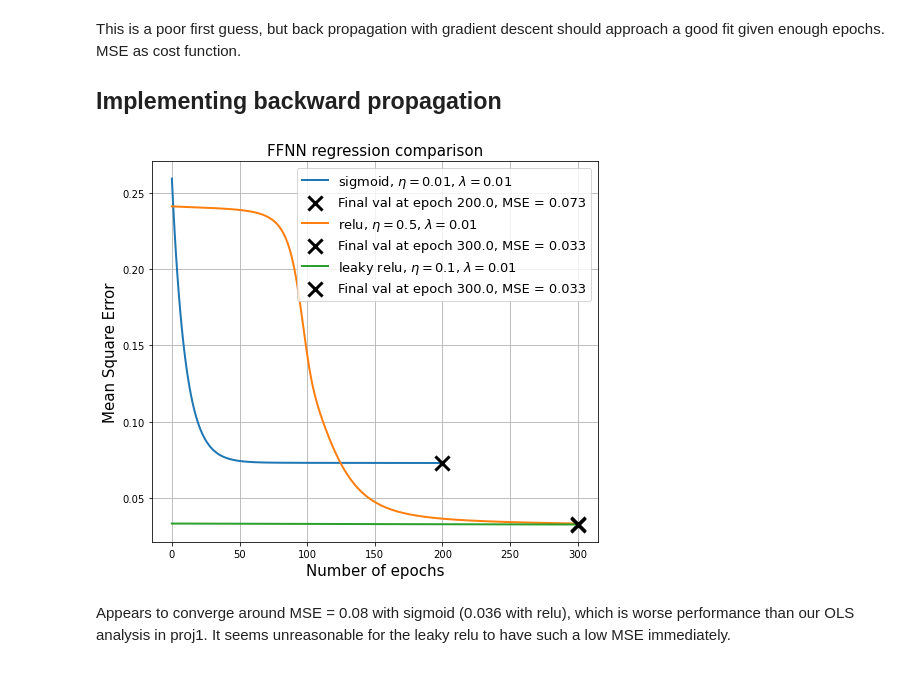
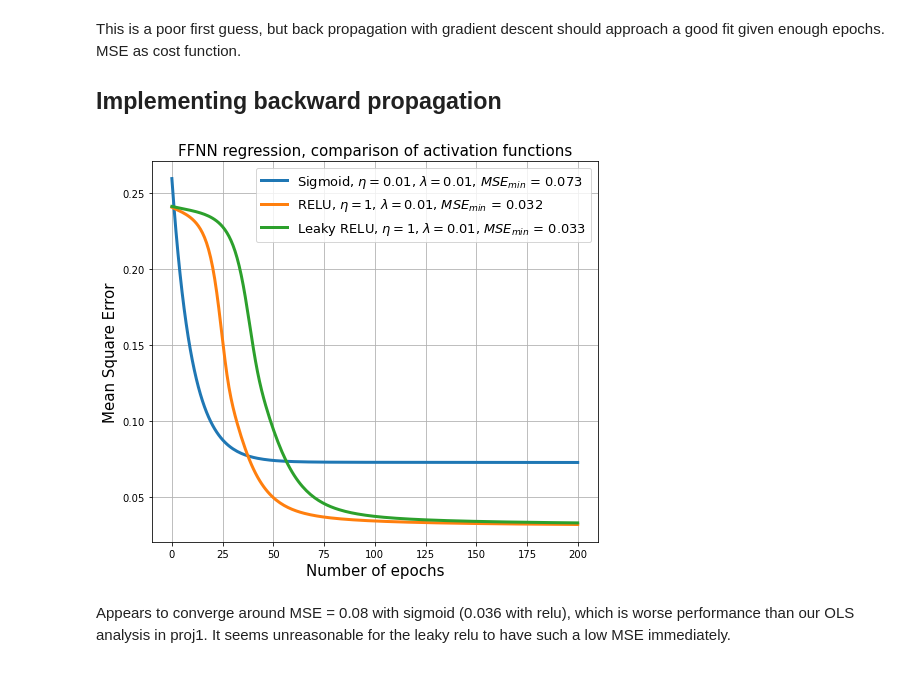
Before and after one commit to lassetotl/fys-stk, a Jupyter notebook: project 2/FFNN_Backprop_BC.ipynb, the cells around one changed output. Saved outputs shown, nothing was run; the diff lists cells and outputs as text; code cells hidden in the pictures.

```diff
--- a/project 2/FFNN_Backprop_BC.ipynb
+++ b/project 2/FFNN_Backprop_BC.ipynb
@@ -152,9 +154,9 @@ This is a poor first guess, but back propagation with gradient descent should ap
 ## Back propagation (also borrowed from lecture notes)
 ## Continue until cost function converges
 
-def backpropagation(X, Y, activation):
+def backpropagation(X, Y, activation, hidden_weights, output_weights):
     # Feed forward pass
-    a_h, z_o_ = feed_forward(X, activation)
+    a_h, z_o_ = feed_forward(X, hidden_weights, output_weights, activation)
 
     # error in the output layer
     # scaled with amount of data to prevent numerical errors at large generated weights
@@ -172,24 +174,16 @@ def backpropagation(X, Y, activation):
 
     return output_weights_gradient, output_bias_gradient, hidden_weights_gradient, hidden_bias_gradient, z_o_
 
-# normally distributed weights/bias in hidden and outputlayer
-hidden_weights = np.random.randn(n_features, n_hidden_neurons)*0.01
-hidden_bias = np.zeros((1,n_hidden_neurons)) + 0.01
-
-output_weights = np.random.randn(n_hidden_neurons, n_categories)*0.01
-output_bias = np.zeros((1,n_categories)) + 0.01
-# weights scaled down because of small z values (max vals of scale of order 10^0)
-
-# reset initial weights and biases between runs
-reset = np.copy(hidden_weights), np.copy(hidden_bias), np.copy(output_weights), np.copy(output_bias)
-
 ### Complete FFNN architecture with backpropagation
 def FFNN(X, Y, activation, epochs = 300, eta = 0.5, lmbd = 0.01):
-    global hidden_weights, hidden_bias, output_weights, output_bias
-    MSE_NN = np.zeros(epochs)
+    # Initialize weights and biases
+    hidden_weights, hidden_bias, output_weights, output_bias = Initialize(var = 0.01, bias = 0.01)
+    MSE_NN = np.zeros(epochs) # save MSE every step
+
+    # Network training
     for i in range(epochs):
         # calculate gradients
-        dWo, dBo, dWh, dBh, z_o_ = backpropagation(X, Y, activation)
+        dWo, dBo, dWh, dBh, z_o_ = backpropagation(X, Y, activation, hidden_weights, output_weights)
 
         # regularization term gradients
         dWo += lmbd * output_weights
@@ -203,33 +197,33 @@ def FFNN(X, Y, activation, epochs = 300, eta = 0.5, lmbd = 0.01):
 
         # save mse for each step
         MSE_NN[i] = MSE(Y, z_o_)
-    # reset weights and biases
-    hidden_weights, hidden_bias, output_weights, output_bias = reset
 
     # Plotting MSE for each epoch step
     epoch = np.linspace(0, epochs, epochs)
-    plt.plot(epoch, MSE_NN, lw = 2, label = f'{activation}, $\eta = {eta}$, $\lambda = {lmbd}$')
-    plt.scatter(epoch[-1], MSE_NN[-1], color = 'k', marker = 'x', lw = 3, s = 200,
-                zorder = 2, label = f'Final val at epoch {epoch[-1]}, MSE = {round(MSE_NN[-1], 3)}')
+    plt.plot(epoch, MSE_NN, lw = 3,
+    label = f'{activation}, $\eta = {eta}$, $\lambda = {lmbd}$, '+'$MSE_{min}$ = '+f'{round(np.min(MSE_NN),3)}')
     return epoch, MSE_NN
 # %%
 # Runs with different activation functions
 
 
 ## Plotting MSE for each epoch
 fig = plt.figure(figsize = (8, 7))
-plt.title('FFNN regression comparison', fontsize = 15)
+plt.title('FFNN regression, comparison of activation functions', fontsize = 15)
 plt.xlabel('Number of epochs', fontsize = 15)
 plt.ylabel('Mean Square Error', fontsize = 15)
 
 #X, Y, activation function, epochs, learning rate, regularization constant
-e1, m1 = FFNN(X_train, z_train, 'sigmoid', 200, 0.01, 0.01)
-e2, m2 = FFNN(X_train, z_train, 'relu', 300, 0.5, 0.01)
-e3, m3 = FFNN(X_train, z_train, 'leaky relu', 300, 0.1, 0.01)
+e1, m1 = FFNN(X_train, z_train, 'Sigmoid', 200, 0.01, 0.01)
+e2, m2 = FFNN(X_train, z_train, 'RELU', 200, 1, 0.01)
+e3, m3 = FFNN(X_train, z_train, 'Leaky RELU', 200, 1, 0.01)
+
+#diverges suddenly
+#e4, m4 = FFNN(X_train, z_train, 'Tanh', 160, 0.5, 0.01)
 
 plt.grid(1); plt.legend(prop={'size': 13}); plt.show()
 # %% [output]
-[figure, old version]
+[figure, new version]
 # %% [markdown]
 Appears to converge around MSE = 0.08 with sigmoid (0.036 with relu), which is worse performance than our OLS analysis in proj1. It seems unreasonable for the leaky relu to have such a low MSE immediately.
 
```
Also changed, not shown: parts of 4 cells of this notebook.
